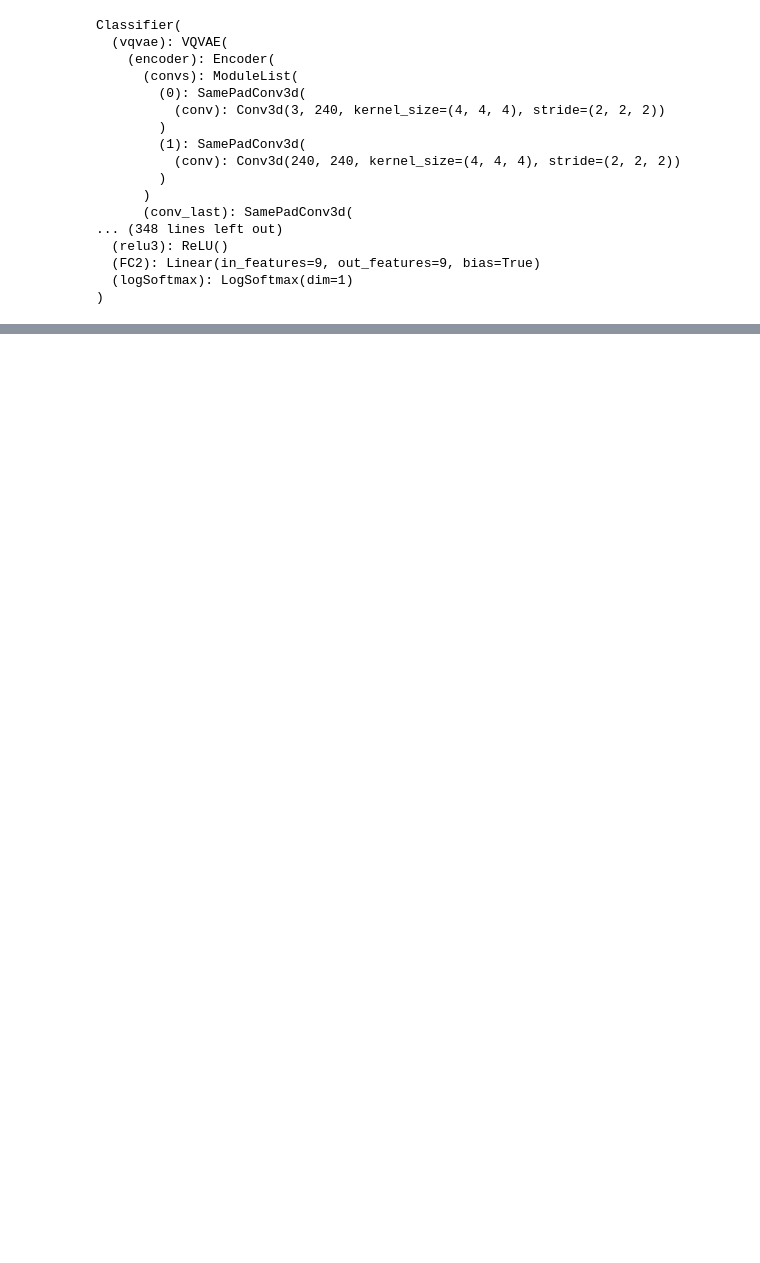
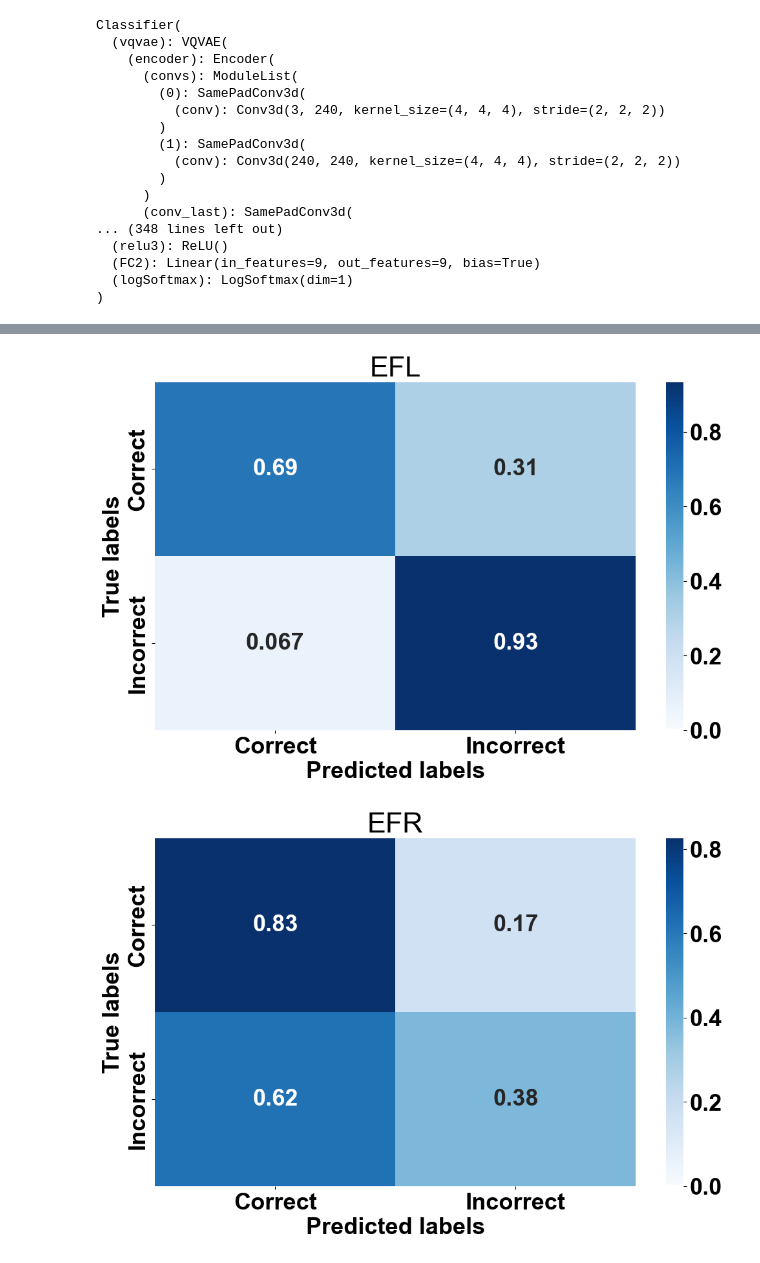
Before and after one commit to rayhawkins/telerehab_exercise_feedback, a Jupyter notebook: apply_classifier_binary_whole_video.ipynb, the cells around one changed output, grey strips where cells are left out. Drawn from its saved outputs; the diff is of its cells as text; code cells hidden in the pictures; blank space fills up the shorter version.

```diff
--- a/apply_classifier_binary_whole_video.ipynb
+++ b/apply_classifier_binary_whole_video.ipynb
@@ -179,3 +254,0 @@ Bin classification:  0.7309782608695652
-# %%
-groups = ["EFL", "EFR", "SAL", "SAR", "SFE", "SFL", "SFR", "STL", "STR"]
-plot_confusion_matrix(acc_group_matrix, groups)
@@ -190,0 +318,16 @@ True
+# %%
+plt.rcParams['font.size'] = 26
+plt.rcParams['font.weight'] = 'bold'
+plt.rcParams['xtick.labelsize'] = 26
+plt.rcParams['ytick.labelsize'] = 26
+plt.rcParams['axes.labelsize'] = 26
+plt.rcParams['axes.labelweight'] = 'bold'
+plt.rcParams['legend.fontsize'] = 26
+plt.rcParams['figure.figsize'] = [9, 6]
+plt.rcParams['font.family'] = 'arial'
+for g, this_group in enumerate(groups):
+    plot_confusion_matrix(confusion_matrices[g], b_groups, this_group)
+    os.rename('output.png', f"binary_confusion_matrix_{this_group}.png")
+# %% [output]
+[figure, added]
+[figure, added]
```
Also changed, not shown: parts of 9 cells of this notebook, 14 other files.
